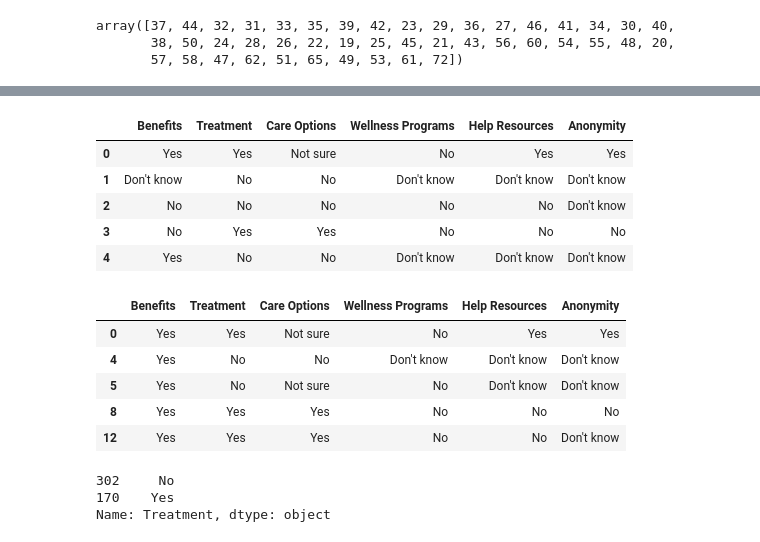
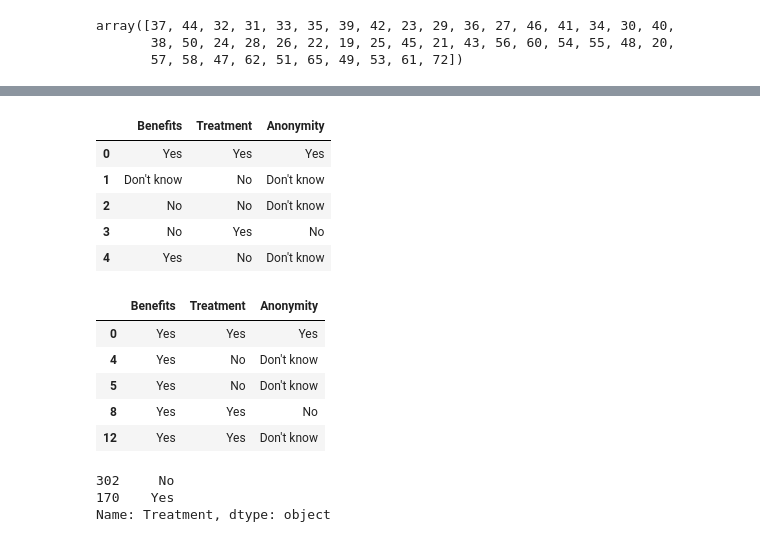
Before and after one commit to stephanieesamperio/Project3, a Jupyter notebook: mentalhealth.ipynb, the cells around one changed output, grey strips where cells are left out. Saved outputs shown, nothing was run; the diff lists cells and outputs as text; code cells hidden in the pictures.

```diff
--- a/mentalhealth.ipynb
+++ b/mentalhealth.ipynb
@@ -8,7 +8,7 @@ pd.set_option('max_colwidth', 400)
 # %%
 # read data into dataframe
 
-wp_mentalhealth_df = pd.read_csv('Project3/resources/survey.csv')
+wp_mentalhealth_df = pd.read_csv('resources/Original Data/survey.csv')
 
 wp_mentalhealth_df.head()
 # %% [output]
@@ -165,18 +153,18 @@ new_wp_mentalhealth_df.head(12)
 # %%
 #creating new csv for stephanie's research question
 
-mental_health_assistance_df = new_wp_mentalhealth_df[['Benefits','Treatment', 'Care Options', 'Wellness Programs', 'Help Resources', 'Anonymity']]
+mental_health_assistance_df = new_wp_mentalhealth_df[['Benefits','Treatment','Anonymity']]
 
-mental_health_assistance_df.to_csv('Project3/resources/workplace assistance.csv')
+mental_health_assistance_df.to_csv('resources/workplace assistance.csv')
 
 mental_health_assistance_df.head()
 # %% [output]
-|  | Benefits | Treatment | Care Options | Wellness Programs | Help Resources | Anonymity |
-| 0 | Yes | Yes | Not sure | No | Yes | Yes |
-| 1 | Don't know | No | No | Don't know | Don't know | Don't know |
-| 2 | No | No | No | No | No | Don't know |
-| 3 | No | Yes | Yes | No | No | No |
-| 4 | Yes | No | No | Don't know | Don't know | Don't know |
+|  | Benefits | Treatment | Anonymity |
+| 0 | Yes | Yes | Yes |
+| 1 | Don't know | No | Don't know |
+| 2 | No | No | Don't know |
+| 3 | No | Yes | No |
+| 4 | Yes | No | Don't know |
 # %%
 # stephanie's question 1: if the workplace offers mental health assistance are employees more likely to seek treatment?
 
@@ -185,12 +173,12 @@ mental_health_assistance_df.head()
 yes_df = mental_health_assistance_df.loc[mental_health_assistance_df['Benefits'] == 'Yes']
 yes_df.head()
 # %% [output]
-|  | Benefits | Treatment | Care Options | Wellness Programs | Help Resources | Anonymity |
-| 0 | Yes | Yes | Not sure | No | Yes | Yes |
-| 4 | Yes | No | No | Don't know | Don't know | Don't know |
-| 5 | Yes | No | Not sure | No | Don't know | Don't know |
-| 8 | Yes | Yes | Yes | No | No | No |
-| 12 | Yes | Yes | Yes | No | No | Don't know |
+|  | Benefits | Treatment | Anonymity |
+| 0 | Yes | Yes | Yes |
+| 4 | Yes | No | Don't know |
+| 5 | Yes | No | Don't know |
+| 8 | Yes | Yes | No |
+| 12 | Yes | Yes | Don't know |
 # %%
 #filtering through the benefits column where treatment was also yes
 
```
Also changed, not shown: parts of 6 cells of this notebook.
